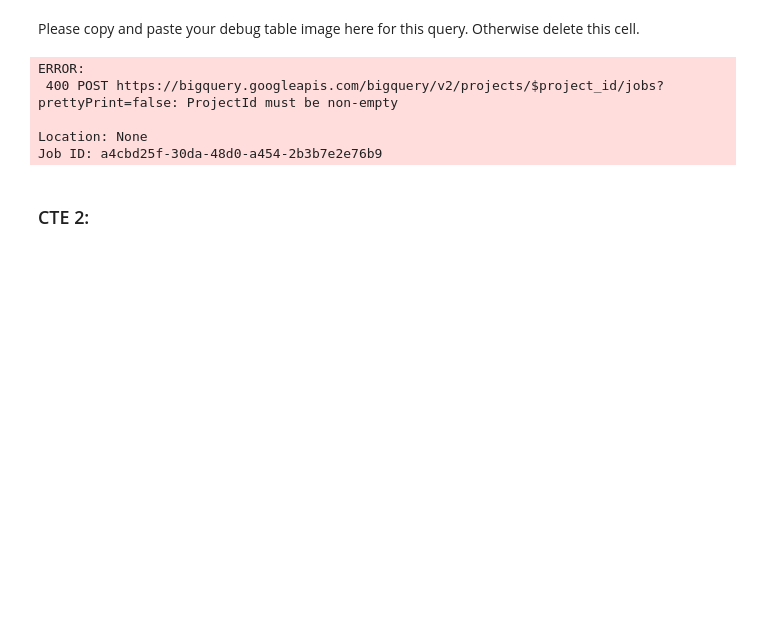
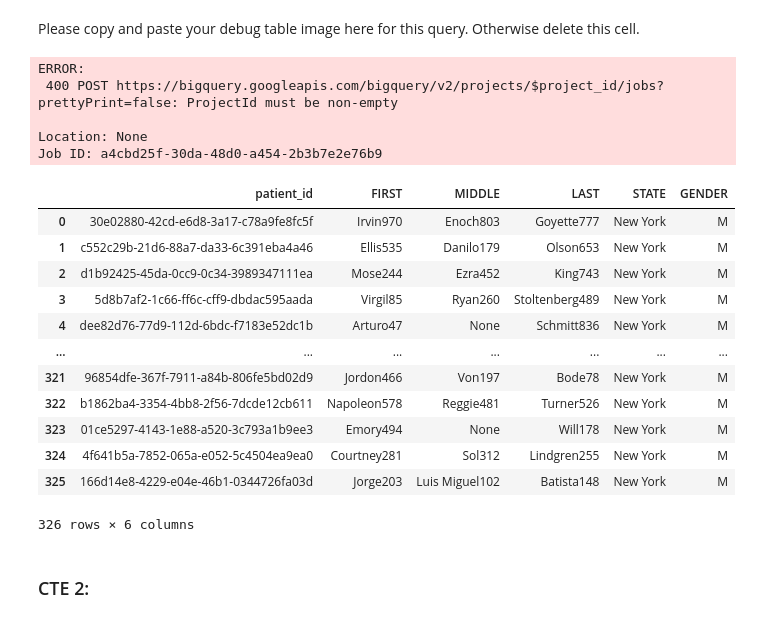
Before and after one commit to nick-allen21/synthetic_patient_analysis, a Jupyter notebook: nallen21_project1.ipynb, the cells around one changed output. Cells and saved outputs as stored; diff of their text form; code cells hidden in the pictures; blank space fills up the shorter version.

```diff
--- a/nallen21_project1.ipynb
+++ b/nallen21_project1.ipynb
@@ -373,5 +375,42 @@ ERROR:
 
 Location: None
 Job ID: a4cbd25f-30da-48d0-a454-2b3b7e2e76b9
+# %%
+query = f"""
+WITH male_new_yorkers AS (
+  SELECT p.Id as patient_id, p.FIRST, p.MIDDLE, p.LAST, p.STATE, p.GENDER
+  FROM `{PROJECT_ID}.{DATASET_ID}.patients_ext` p
+  WHERE (
+    p.GENDER = 'M'
+      AND
+    p.STATE = 'New York'
+  )
+),
+male_medicaid_ny AS (
+  SELECT mny.patient_id, mny.FIRST, mny.MIDDLE, mny.LAST,  mny.STATE, mny.GENDER
+  FROM male_new_yorkers mny
+  LEFT JOIN `{PROJECT_ID}.{DATASET_ID}.payer_transitions_ext` pt on mny.patient_id = pt.PATIENT
+  LEFT JOIN `{PROJECT_ID}.{DATASET_ID}.payers_ext` p on pt.PAYER = p.Id
+  WHERE p.NAME = 'Medicaid'
+)
+SELECT DISTINCT *
+FROM male_medicaid_ny
+"""
+df = bq_client.query(query).to_dataframe()
+display(df)
+# %% [output]
+|  | patient_id | FIRST | MIDDLE | LAST | STATE | GENDER |
+| 0 | 30e02880-42cd-e6d8-3a17-c78a9fe8fc5f | Irvin970 | Enoch803 | Goyette777 | New York | M |
+| 1 | c552c29b-21d6-88a7-da33-6c391eba4a46 | Ellis535 | Danilo179 | Olson653 | New York | M |
+| 2 | d1b92425-45da-0cc9-0c34-3989347111ea | Mose244 | Ezra452 | King743 | New York | M |
+| 3 | 5d8b7af2-1c66-ff6c-cff9-dbdac595aada | Virgil85 | Ryan260 | Stoltenberg489 | New York | M |
+| 4 | dee82d76-77d9-112d-6bdc-f7183e52dc1b | Arturo47 | None | Schmitt836 | New York | M |
+| ... | ... | ... | ... | ... | ... | ... |
+| 321 | 96854dfe-367f-7911-a84b-806fe5bd02d9 | Jordon466 | Von197 | Bode78 | New York | M |
+| 322 | b1862ba4-3354-4bb8-2f56-7dcde12cb611 | Napoleon578 | Reggie481 | Turner526 | New York | M |
+| 323 | 01ce5297-4143-1e88-a520-3c793a1b9ee3 | Emory494 | None | Will178 | New York | M |
+| 324 | 4f641b5a-7852-065a-e052-5c4504ea9ea0 | Courtney281 | Sol312 | Lindgren255 | New York | M |
+| 325 | 166d14e8-4229-e04e-46b1-0344726fa03d | Jorge203 | Luis Miguel102 | Batista148 | New York | M |
+326 rows × 6 columns
 # %% [markdown]
 ### CTE 2:
```
Also changed, not shown: parts of 9 cells of this notebook.
